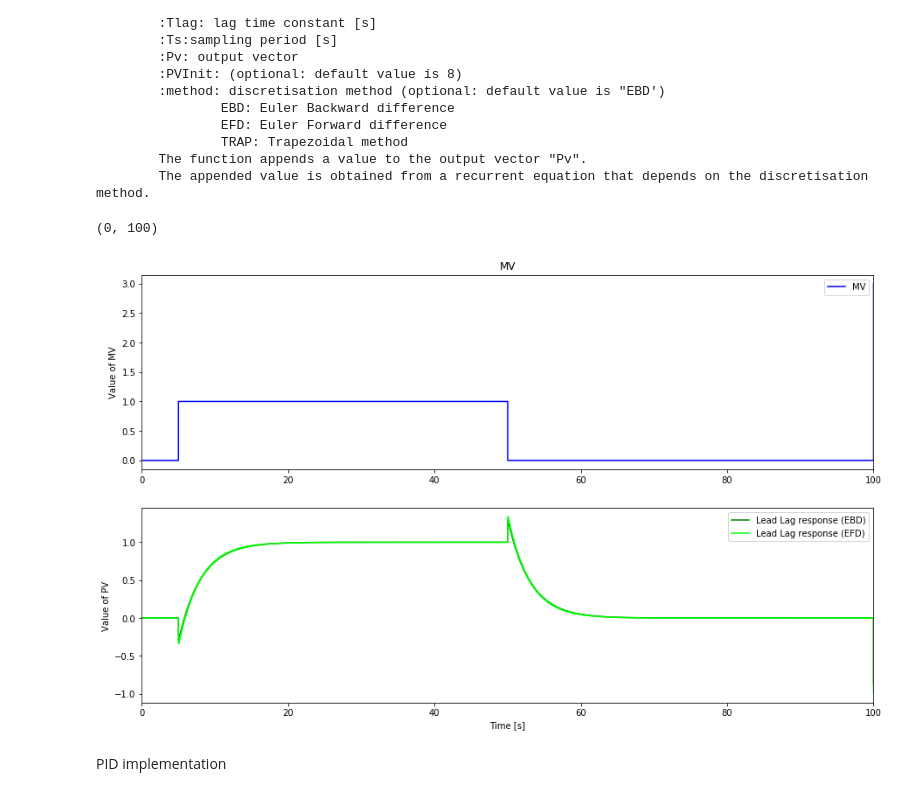
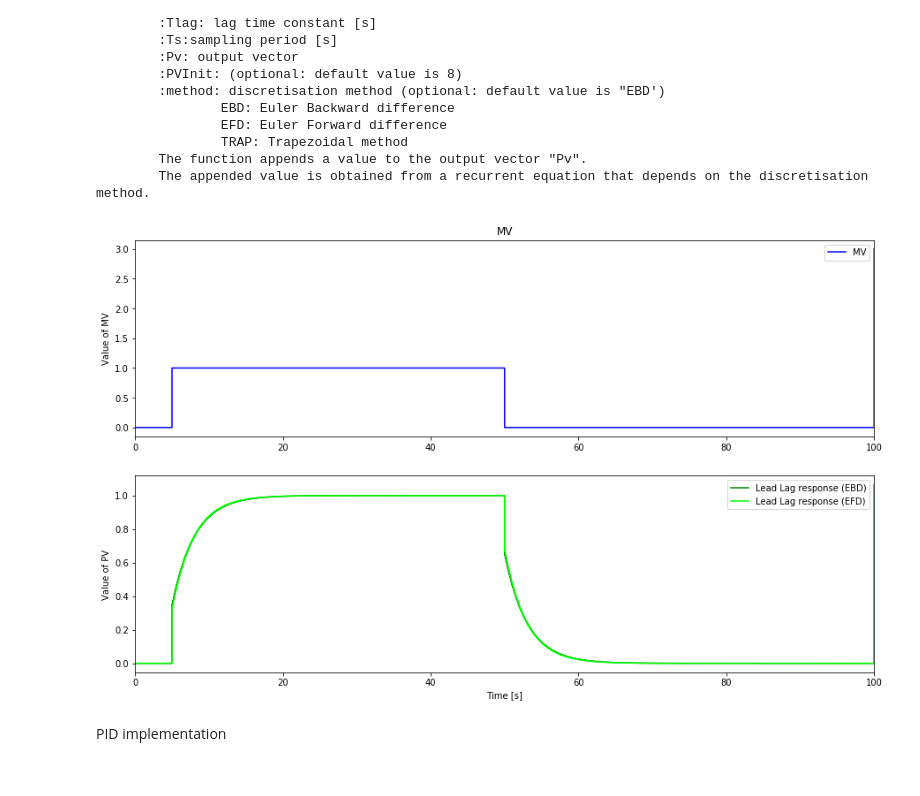
Before and after one commit to esme-deep/control_theory-, a Jupyter notebook: package_LAB.ipynb, the cells around one changed output. Cells and saved outputs as stored; diff of their text form; code cells hidden in the pictures.

```diff
--- a/package_LAB.ipynb
+++ b/package_LAB.ipynb
@@ -50,36 +50,36 @@ MV = []
 PV_EBD = []
 PV_EFD = []
 
 # Parameters
 Kp = 1
-TLead = -1
+TLead = 1
 TLag = 3
 
 for i in range(0,N):
     t.append(i*Ts)
     SelectPath_RT(MVPath,t,MV)
     LeadLag_RT(MV, Kp, TLead, TLag, Ts, PV_EBD,0," EBD")
     LeadLag_RT(MV, Kp, TLead, TLag, Ts, PV_EFD,0,'EFD')
 
 plt.figure(figsize = (15,9))
 
 plt.subplot(2,1,1)
 plt.step(t,MV,'b-',label='MV',where='post')
 plt.ylabel('Value of MV')
 plt.title('MV')
 plt.legend(loc='best')
 plt.xlim([0, TSim])
 
 plt.subplot(2,1,2)
 plt.step(t,PV_EBD,'g-',label='Lead Lag response (EBD)',where='post')
 plt.step(t,PV_EFD,'lime',label='Lead Lag response (EFD)',where='post')
 plt.ylabel('Value of PV')
 plt.xlabel('Time [s]')
 plt.legend(loc='best')
 plt.xlim([0, TSim])
+plt.savefig("leadlag_step_response3")
 # %% [output]
-(0, 100)
-[figure, old version]
+[figure, new version]
 # %% [markdown]
 PID implementation
 # %%
```
Also changed, not shown: parts of 2 cells of this notebook, 9 other files.
